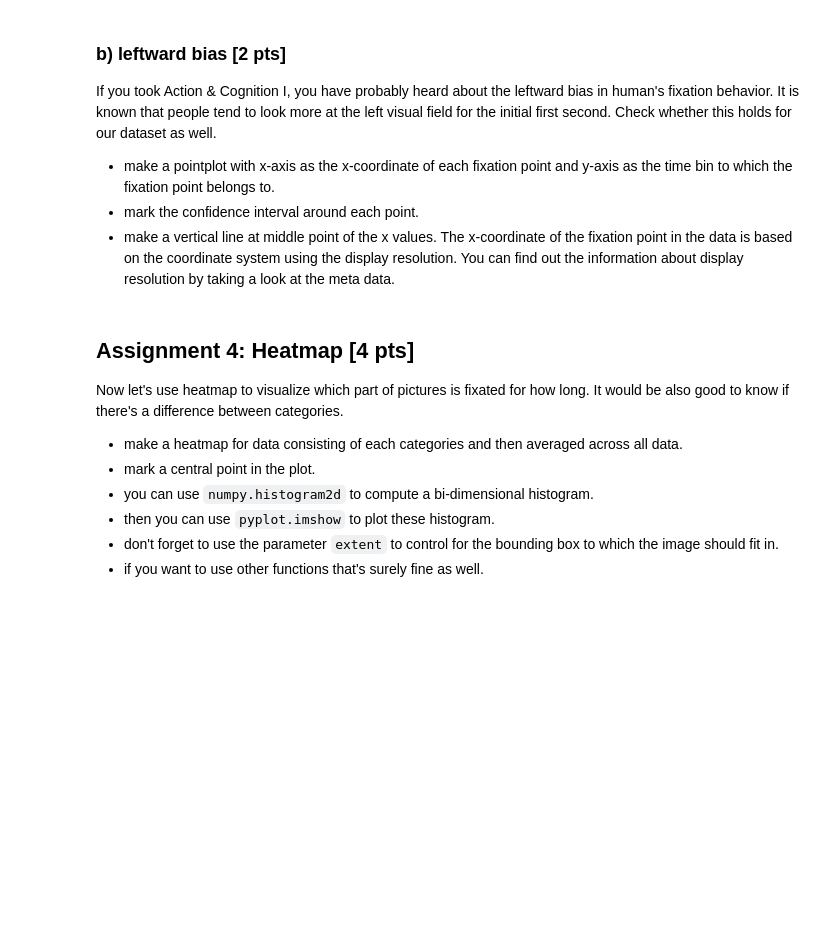
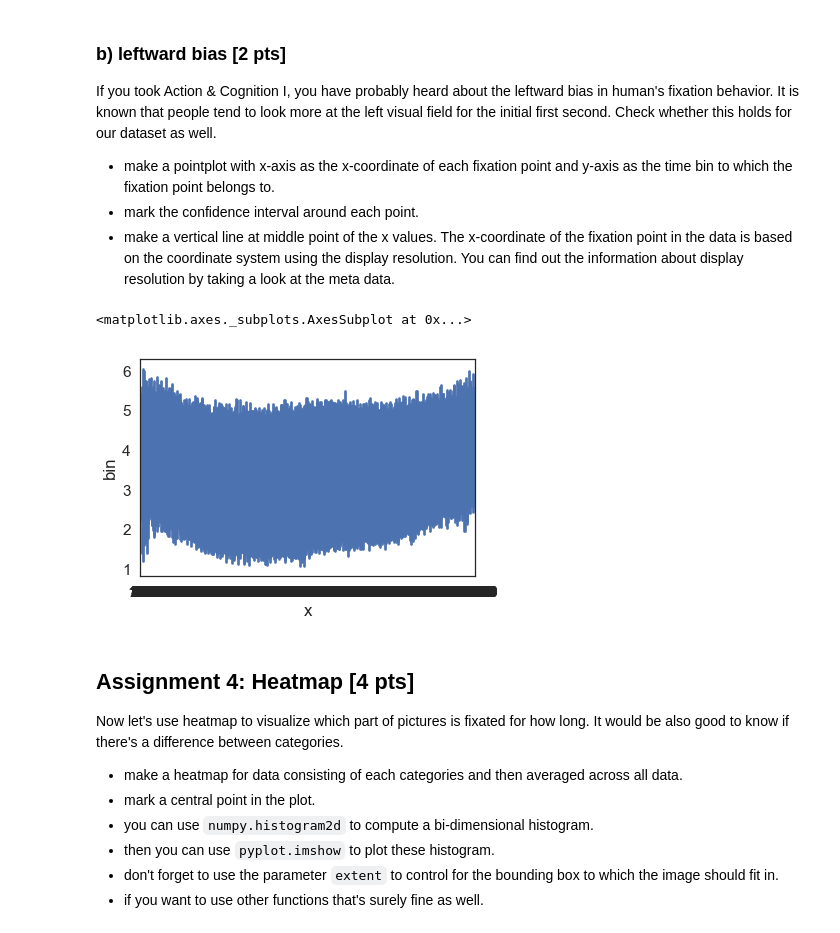
Before and after one commit to NBP-ACC/week-7-acc_3, a Jupyter notebook: sheet05_moritz.ipynb, the cells around one changed output. Cells and saved outputs as stored; diff of their text form; code cells hidden in the pictures; blank space fills up the shorter version.

```diff
--- a/sheet05_moritz.ipynb
+++ b/sheet05_moritz.ipynb
@@ -270,3 +280,10 @@ If you took Action & Cognition I, you have probably heard about the leftward bia
+# %%
+df['bin'] = (df['start'] // 1000) + 1  # add bins to data frame
+sns.pointplot(data=df, x='x', y='bin', ci='sd')
+#df.groupby('bin')['x'].mean()
+# %% [output]
+<matplotlib.axes._subplots.AxesSubplot at 0x...>
+[figure, added]
 # %% [markdown]
 ## Assignment 4: Heatmap [4 pts]
 Now let's use heatmap to visualize which part of pictures is fixated for how long. It would be also good to know if there's a difference between categories.
```
Also changed, not shown: parts of 3 cells of this notebook.
